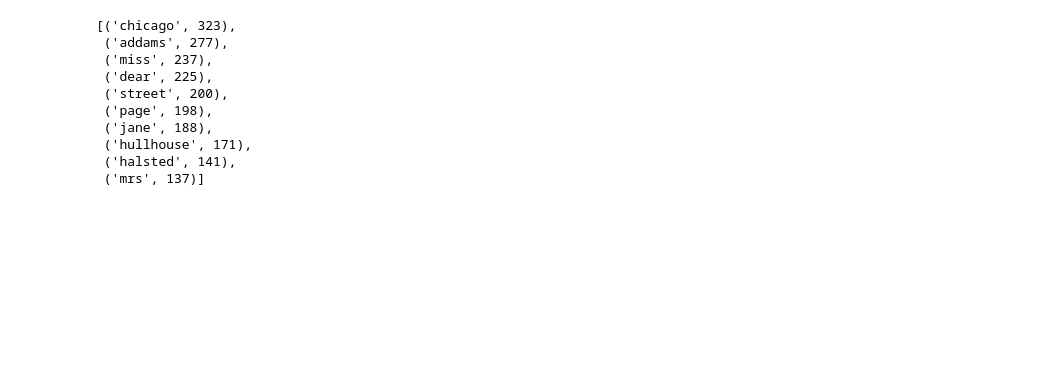
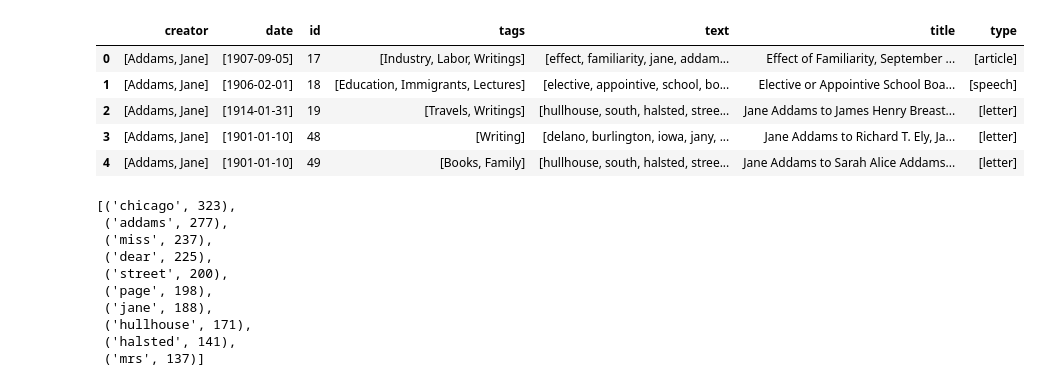
Before and after one commit to catieo/JaneAddamsDigitalEdition, a Jupyter notebook: NaturalLanguageProcessing.ipynb, the cells around one changed output. Saved outputs shown, nothing was run; the diff lists cells and outputs as text; code cells hidden in the pictures; blank space fills up the shorter version.

```diff
--- a/NaturalLanguageProcessing.ipynb
+++ b/NaturalLanguageProcessing.ipynb
@@ -190,0 +165,20 @@ for text in text_list:
+# %%
+#clean and replace text column
+# for text in text_list:
+#     text = clean_text(text)
+#     text = split_words(text)
+#     text = remove_stop_words(text)
+#     text = remove_short_words(text)
+#     all_text.extend(text)
+item_df["text"] = item_df["text"].apply(clean_text)
+item_df["text"] = item_df["text"].apply(split_words)
+item_df["text"] = item_df["text"].apply(remove_stop_words)
+item_df["text"] = item_df["text"].apply(remove_short_words)
+item_df.head()
+# %% [output]
+|  | creator | date | id | tags | text | title | type |
+| 0 | [Addams, Jane] | [1907-09-05] | 17 | [Industry, Labor, Writings] | [effect, familiarity, jane, addam... | Effect of Familiarity, September ... | [article] |
+| 1 | [Addams, Jane] | [1906-02-01] | 18 | [Education, Immigrants, Lectures] | [elective, appointive, school, bo... | Elective or Appointive School Boa... | [speech] |
+| 2 | [Addams, Jane] | [1914-01-31] | 19 | [Travels, Writings] | [hullhouse, south, halsted, stree... | Jane Addams to James Henry Breast... | [letter] |
+| 3 | [Addams, Jane] | [1901-01-10] | 48 | [Writing] | [delano, burlington, iowa, jany, ... | Jane Addams to Richard T. Ely, Ja... | [letter] |
+| 4 | [Addams, Jane] | [1901-01-10] | 49 | [Books, Family] | [hullhouse, south, halsted, stree... | Jane Addams to Sarah Alice Addams... | [letter] |
```
Also changed, not shown: parts of 25 cells of this notebook, 1 other file.
